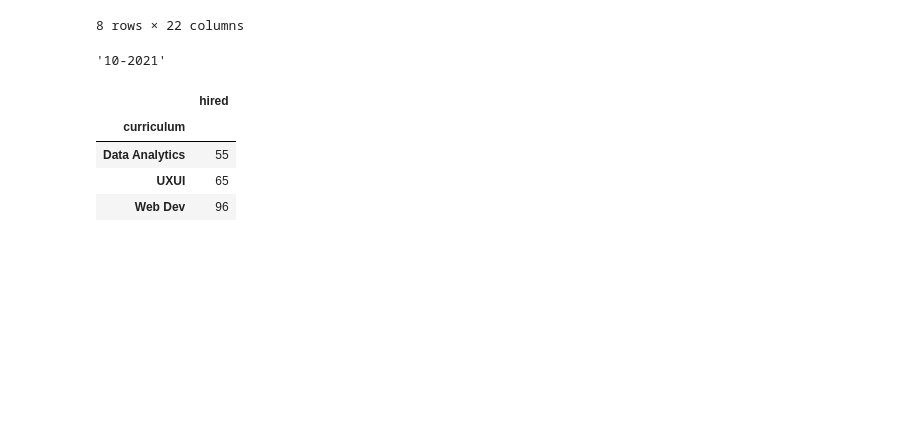
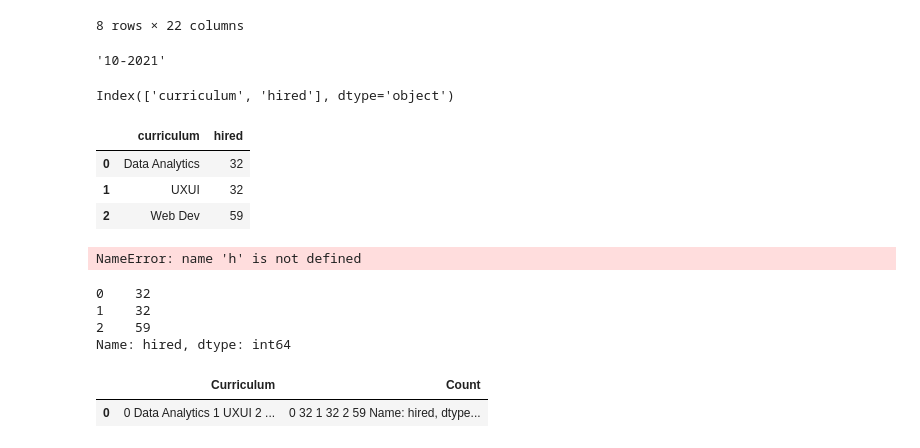
Before and after one commit to calvinhus/statistics_project, a Jupyter notebook: data_cleaning.ipynb, the cells around one changed output. Cells and saved outputs as stored; diff of their text form; code cells hidden in the pictures; blank space fills up the shorter version.

Commit message:
hired chart

```diff
--- a/data_cleaning.ipynb
+++ b/data_cleaning.ipynb
@@ -582,8 +584,20 @@ clean_data.month_year.min()
+# %%
+test.columns
+# %% [output]
+Index(['curriculum', 'hired'], dtype='object')
+# %%
+hired = clean_data[clean_data['hired'] == 1]
 # %%
-clean_data.groupby('curriculum').agg({'hired':'count'})
+hired.groupby('curriculum').agg({'hired': 'count'}).reset_index()
 # %% [output]
-|  | hired |
-| curriculum |  |
-| Data Analytics | 55 |
-| UXUI | 65 |
-| Web Dev | 96 |
+|  | curriculum | hired |
+| 0 | Data Analytics | 32 |
+| 1 | UXUI | 32 |
+| 2 | Web Dev | 59 |
+# %%
+hired2 = pd.DataFrame({
+    "Curriculum": [h for h in h.curriculum],
+    "Count": [h for h in h.hired]
+})
+# %% [output]
+NameError: name 'h' is not defined
@@ -589,0 +606,12 @@ clean_data.groupby('curriculum').agg({'hired':'count'})
+# %%
+hired.hired
+# %% [output]
+0    32
+1    32
+2    59
+Name: hired, dtype: int64
+# %%
+hired2
+# %% [output]
+|  | Curriculum | Count |
+| 0 | 0 Data Analytics 1 UXUI 2 ... | 0 32 1 32 2 59 Name: hired, dtype... |
```
Also changed, not shown: parts of 3 cells of this notebook, 1 other file.
